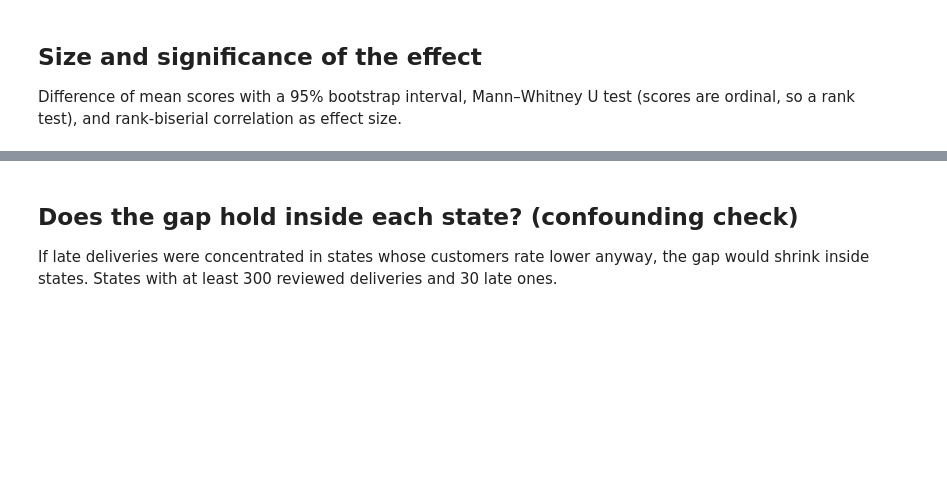
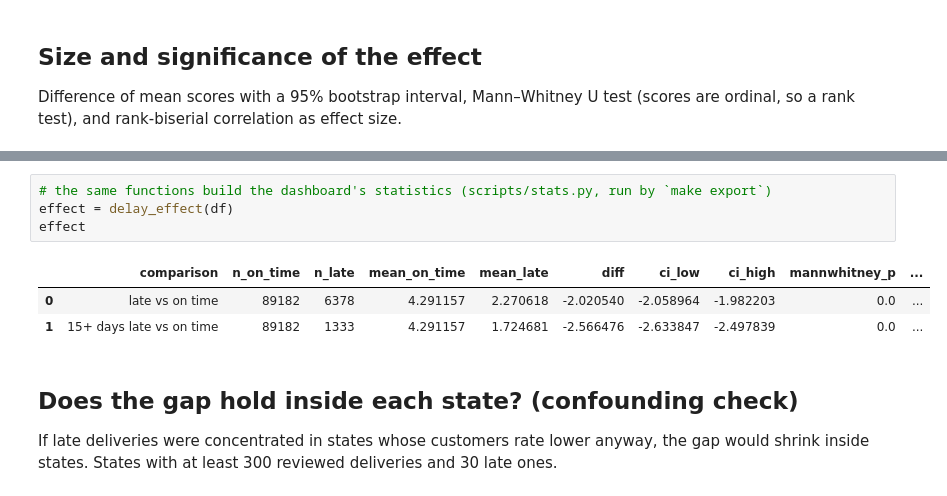
Before and after one commit to mvakh975-wq/olist-analytics, a Jupyter notebook: notebooks/04_delivery_vs_reviews.ipynb, the cells around one changed output, grey strips where cells are left out. Saved outputs shown, nothing was run; the diff lists cells and outputs as text; blank space fills up the shorter version.

```diff
--- a/notebooks/04_delivery_vs_reviews.ipynb
+++ b/notebooks/04_delivery_vs_reviews.ipynb
@@ -90,3 +58,11 @@ effect
+# %%
+# the same functions build the dashboard's statistics (scripts/stats.py, run by `make export`)
+effect = delay_effect(df)
+effect
+# %% [output]
+|  | comparison | n_on_time | n_late | mean_on_time | mean_late | diff | ci_low | ci_high | mannwhitney_p | ... |
+| 0 | late vs on time | 89182 | 6378 | 4.291157 | 2.270618 | -2.020540 | -2.058964 | -1.982203 | 0.0 | ... |
+| 1 | 15+ days late vs on time | 89182 | 1333 | 4.291157 | 1.724681 | -2.566476 | -2.633847 | -2.497839 | 0.0 | ... |
 # %% [markdown]
 ## Does the gap hold inside each state? (confounding check)
 If late deliveries were concentrated in states whose customers rate lower anyway, the gap would
```
Also changed, not shown: parts of 7 cells of this notebook, 14 other files.
